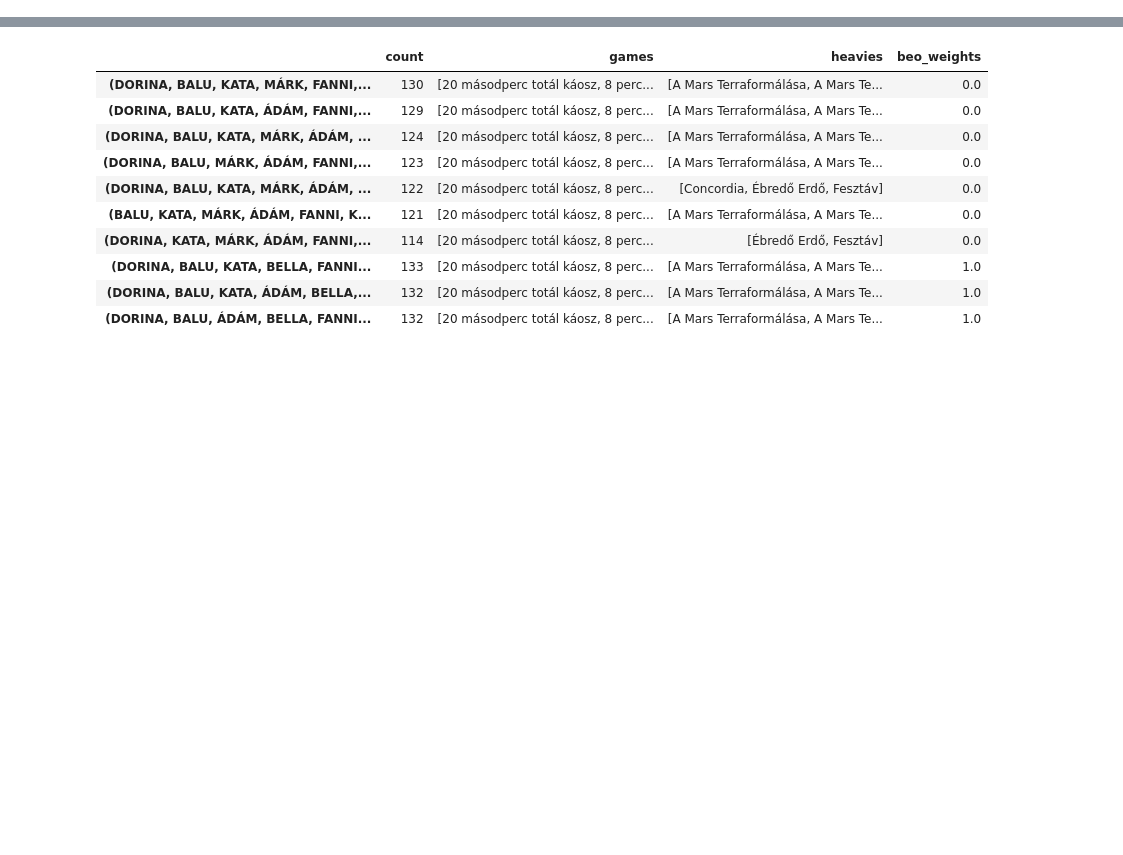
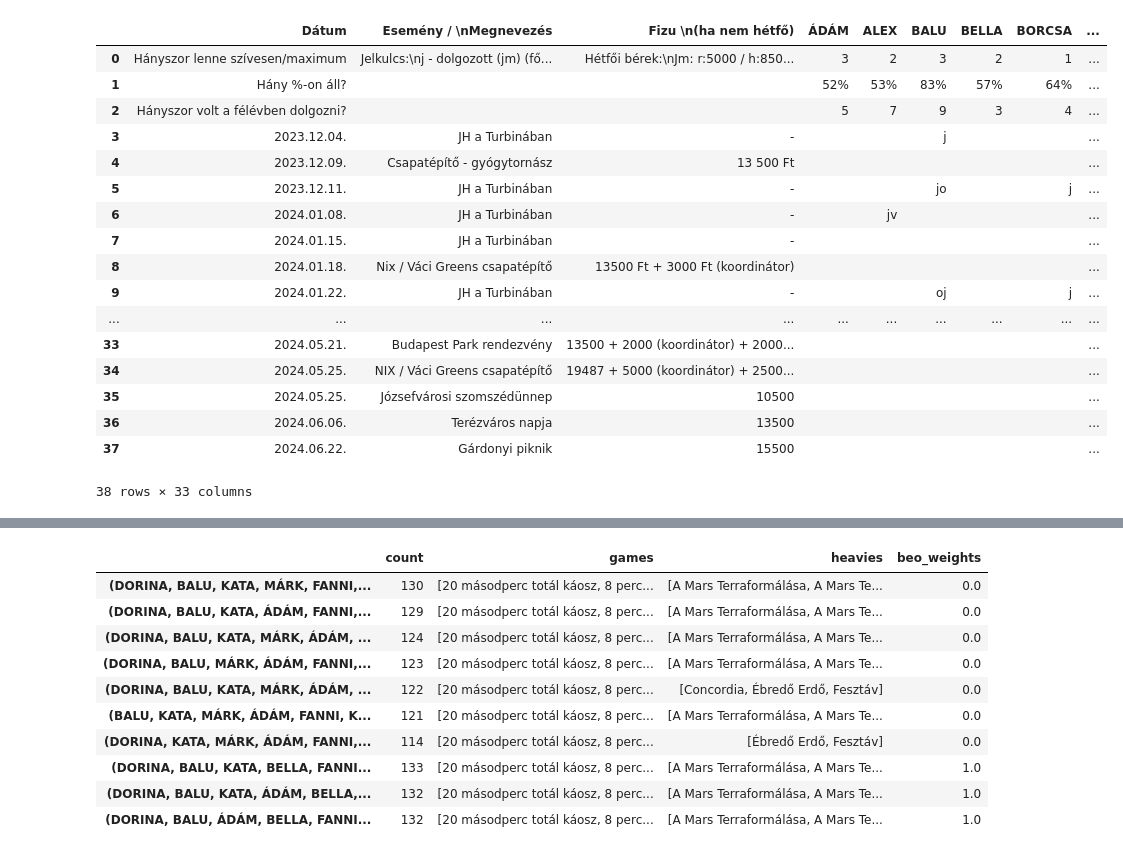
Before and after one commit to ksm1990/jatszohaz-algo, a Jupyter notebook: test.ipynb, the cells around one changed output, grey strips where cells are left out. Saved outputs shown, nothing was run; the diff lists cells and outputs as text; code cells hidden in the pictures; blank space fills up the shorter version.

```diff
--- a/test.ipynb
+++ b/test.ipynb
@@ -31,0 +71,21 @@ weights = calc_beo_weights(clean_beo)
+# %%
+beo_raw
+# %% [output]
+|  | Dátum | Esemény / \nMegnevezés | Fizu \n(ha nem hétfő) | ÁDÁM | ALEX | BALU | BELLA | BORCSA | ... |
+| 0 | Hányszor lenne szívesen/maximum | Jelkulcs:\nj - dolgozott (jm) (fő... | Hétfői bérek:\nJm: r:5000 / h:850... | 3 | 2 | 3 | 2 | 1 | ... |
+| 1 | Hány %-on áll? |  |  | 52% | 53% | 83% | 57% | 64% | ... |
+| 2 | Hányszor volt a félévben dolgozni? |  |  | 5 | 7 | 9 | 3 | 4 | ... |
+| 3 | 2023.12.04. | JH a Turbinában | - |  |  | j |  |  | ... |
+| 4 | 2023.12.09. | Csapatépítő - gyógytornász | 13 500 Ft |  |  |  |  |  | ... |
+| 5 | 2023.12.11. | JH a Turbinában | - |  |  | jo |  | j | ... |
+| 6 | 2024.01.08. | JH a Turbinában | - |  | jv |  |  |  | ... |
+| 7 | 2024.01.15. | JH a Turbinában | - |  |  |  |  |  | ... |
+| 8 | 2024.01.18. | Nix / Váci Greens csapatépítő | 13500 Ft + 3000 Ft (koordinátor) |  |  |  |  |  | ... |
+| 9 | 2024.01.22. | JH a Turbinában | - |  |  | oj |  | j | ... |
+| ... | ... | ... | ... | ... | ... | ... | ... | ... | ... |
+| 33 | 2024.05.21. | Budapest Park rendezvény | 13500 + 2000 (koordinátor) + 2000... |  |  |  |  |  | ... |
+| 34 | 2024.05.25. | NIX / Váci Greens csapatépítő | 19487 + 5000 (koordinátor) + 2500... |  |  |  |  |  | ... |
+| 35 | 2024.05.25. | Józsefvárosi szomszédünnep | 10500 |  |  |  |  |  | ... |
+| 36 | 2024.06.06. | Terézváros napja | 13500 |  |  |  |  |  | ... |
+| 37 | 2024.06.22. | Gárdonyi piknik | 15500 |  |  |  |  |  | ... |
+38 rows × 33 columns
```
Also changed, not shown: parts of 8 cells of this notebook, 3 other files.
